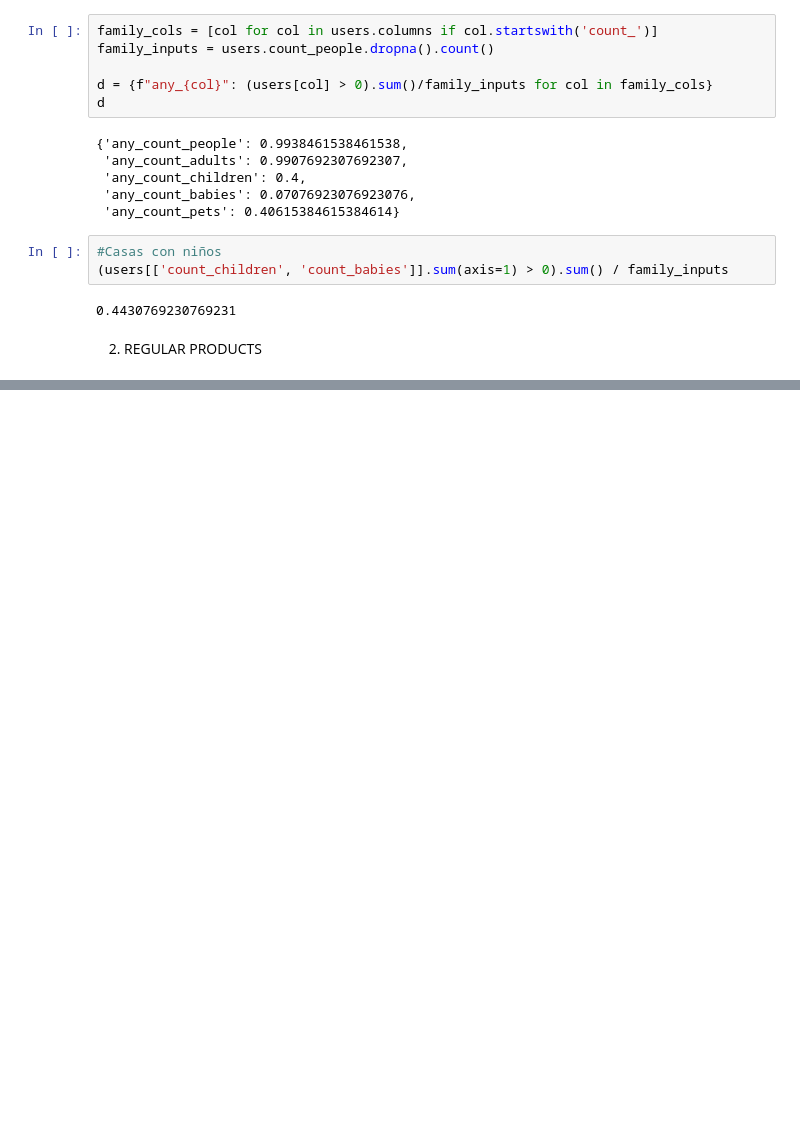
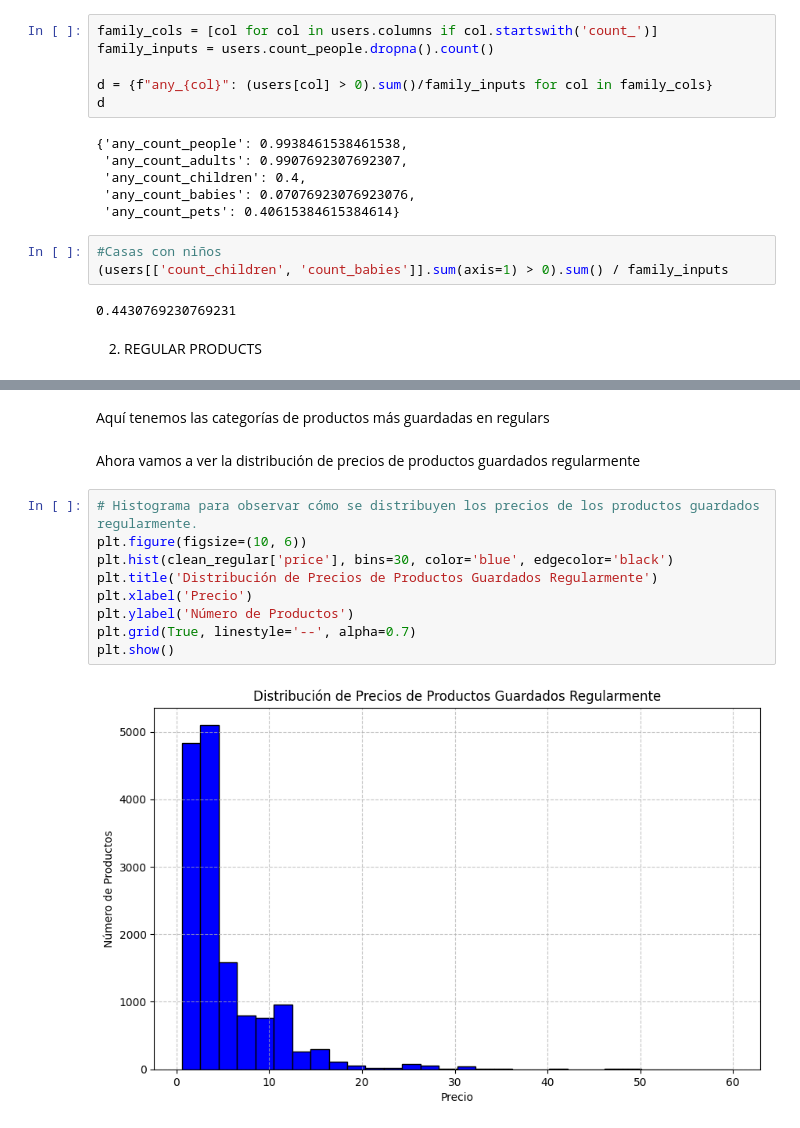
Before and after one commit to Zrive/zrive-ds, a Jupyter notebook: src/module_2/module_2_eda.ipynb, the cells around one changed output, grey strips where cells are left out. Drawn from its saved outputs; the diff is of its cells as text; blank space fills up the shorter version.

```diff
--- a/src/module_2/module_2_eda.ipynb
+++ b/src/module_2/module_2_eda.ipynb
@@ -99,0 +134,15 @@ d
+# %% [markdown]
+Aquí tenemos las categorías de productos más guardadas en regulars
+# %% [markdown]
+Ahora vamos a ver la distribución de precios de productos guardados regularmente
+# %%
+# Histograma para observar cómo se distribuyen los precios de los productos guardados regularmente.
+plt.figure(figsize=(10, 6))
+plt.hist(clean_regular['price'], bins=30, color='blue', edgecolor='black')
+plt.title('Distribución de Precios de Productos Guardados Regularmente')
+plt.xlabel('Precio')
+plt.ylabel('Número de Productos')
+plt.grid(True, linestyle='--', alpha=0.7)
+plt.show()
+# %% [output]
+[figure, added]
```
Also changed, not shown: parts of 20 cells of this notebook.
